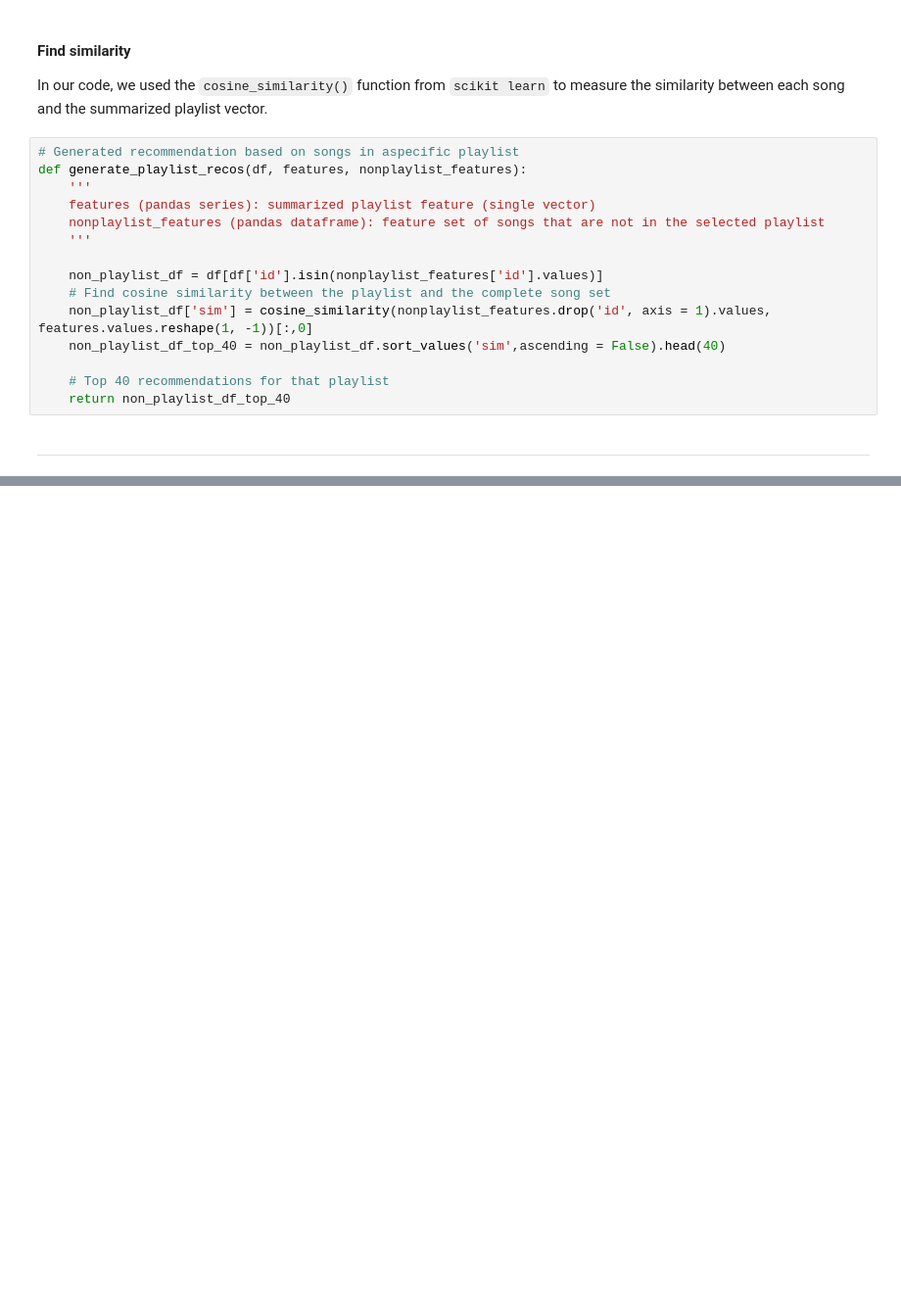
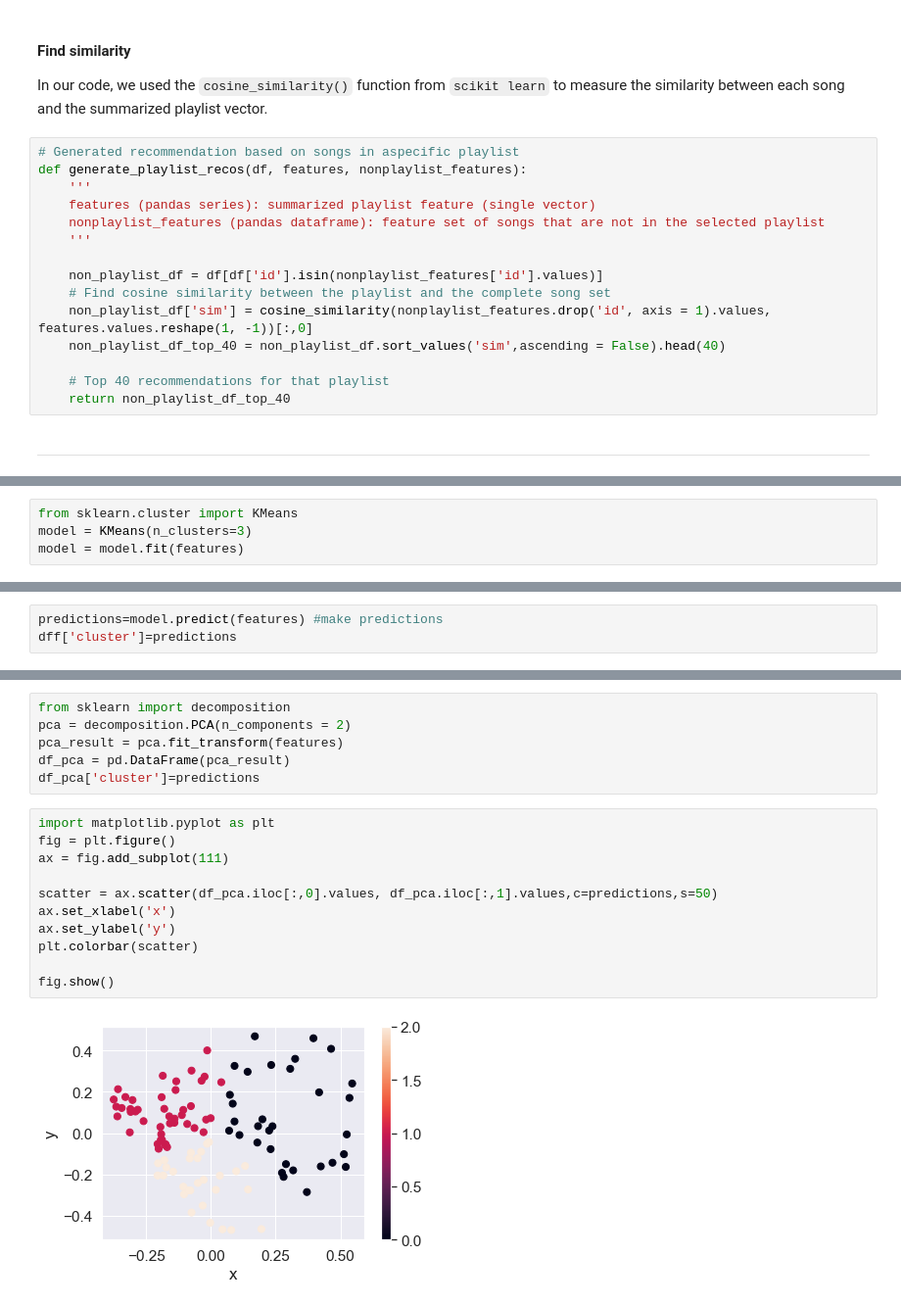
Before and after one commit to hluebbering/music-clustering, a Jupyter notebook: scripts/recommendation_system.ipynb, the cells around one changed output, grey strips where cells are left out. Shown at 98% size. Drawn from its saved outputs; the diff is of its cells as text; blank space fills up the shorter version.

```diff
--- a/scripts/recommendation_system.ipynb
+++ b/scripts/recommendation_system.ipynb
@@ -331,0 +313,4 @@ recomms_df.reset_index(drop = True, inplace = True)
+# %%
+from sklearn.cluster import KMeans
+model = KMeans(n_clusters=3)
+model = model.fit(features)
@@ -331,0 +319,3 @@ recomms_df.reset_index(drop = True, inplace = True)
+# %%
+predictions=model.predict(features) #make predictions
+dff['cluster']=predictions
@@ -331,0 +324,19 @@ recomms_df.reset_index(drop = True, inplace = True)
+# %%
+from sklearn import decomposition
+pca = decomposition.PCA(n_components = 2)
+pca_result = pca.fit_transform(features)
+df_pca = pd.DataFrame(pca_result)
+df_pca['cluster']=predictions
+# %%
+import matplotlib.pyplot as plt
+fig = plt.figure()
+ax = fig.add_subplot(111)
+
+scatter = ax.scatter(df_pca.iloc[:,0].values, df_pca.iloc[:,1].values,c=predictions,s=50)
+ax.set_xlabel('x')
+ax.set_ylabel('y')
+plt.colorbar(scatter)
+
+fig.show()
+# %% [output]
+[figure, added]
```
Also changed, not shown: parts of 28 cells of this notebook, 7 other files.
